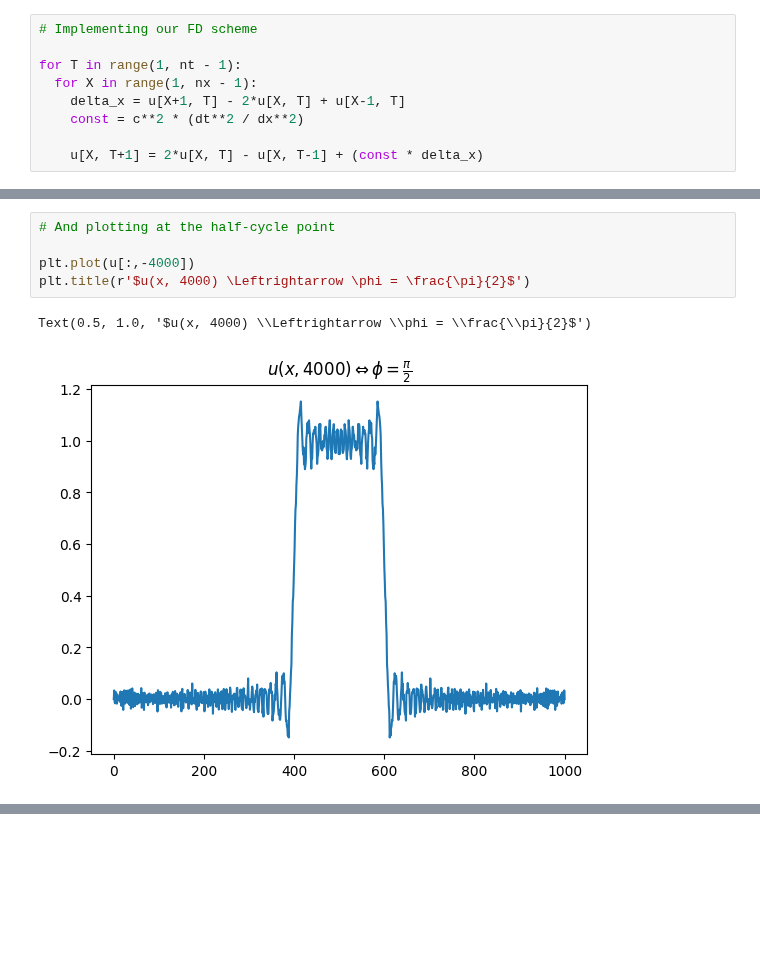
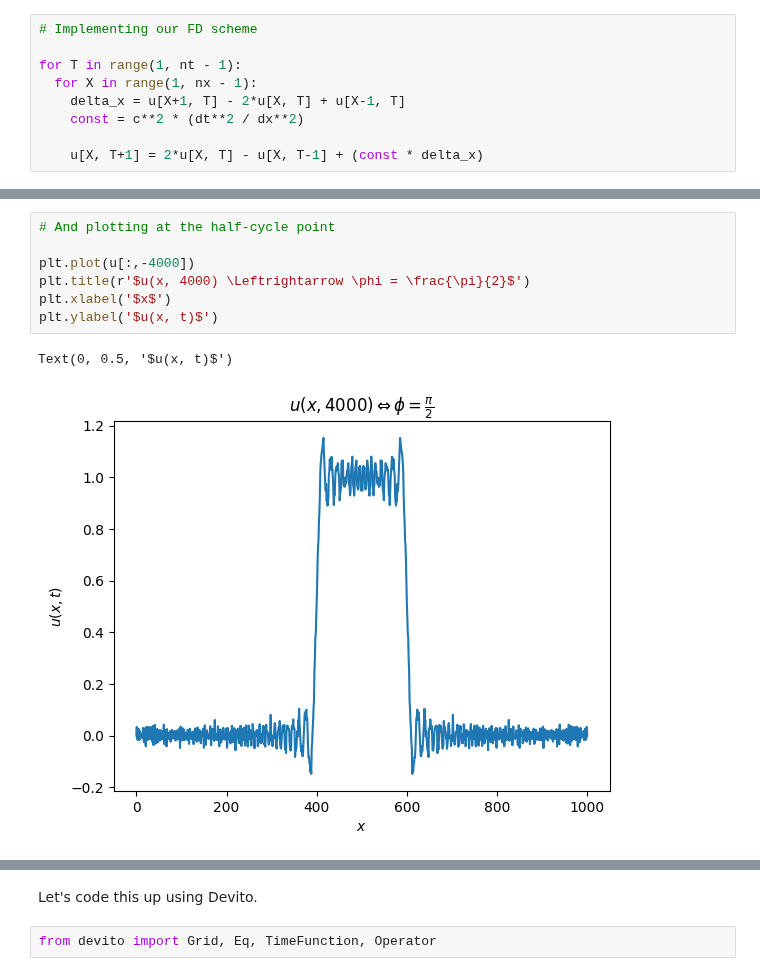
Before and after one commit to nocturnal-luke/Geophysical-inversion-undergraduate, a Jupyter notebook: cheatsheet.ipynb, the cells around one changed output, grey strips where cells are left out. Cells and saved outputs as stored; diff of their text form; blank space fills up the shorter version.

```diff
--- a/cheatsheet.ipynb
+++ b/cheatsheet.ipynb
@@ -1640,12 +1640,18 @@ for T in range(1, nt - 1):
 # %%
 # And plotting at the half-cycle point
 
 plt.plot(u[:,-4000])
 plt.title(r'$u(x, 4000) \Leftrightarrow \phi = \frac{\pi}{2}$')
+plt.xlabel('$x$')
+plt.ylabel('$u(x, t)$')
 # %% [output]
-Text(0.5, 1.0, '$u(x, 4000) \\Leftrightarrow \\phi = \\frac{\\pi}{2}$')
+Text(0, 0.5, '$u(x, t)$')
-[figure, old version]
+[figure, new version]
 # %% [markdown]
 We can see how our solution varies through time as below.
 
 ![Wave Equation Animation](https://github.com/nocturnal-luke/Geophysical-inversion-undergraduate/blob/main/figures/wave_eq.gif?raw=1)
+# %% [markdown]
+Let's code this up using Devito.
+# %%
+from devito import Grid, Eq, TimeFunction, Operator
```
Also changed, not shown: parts of 9 cells of this notebook.
